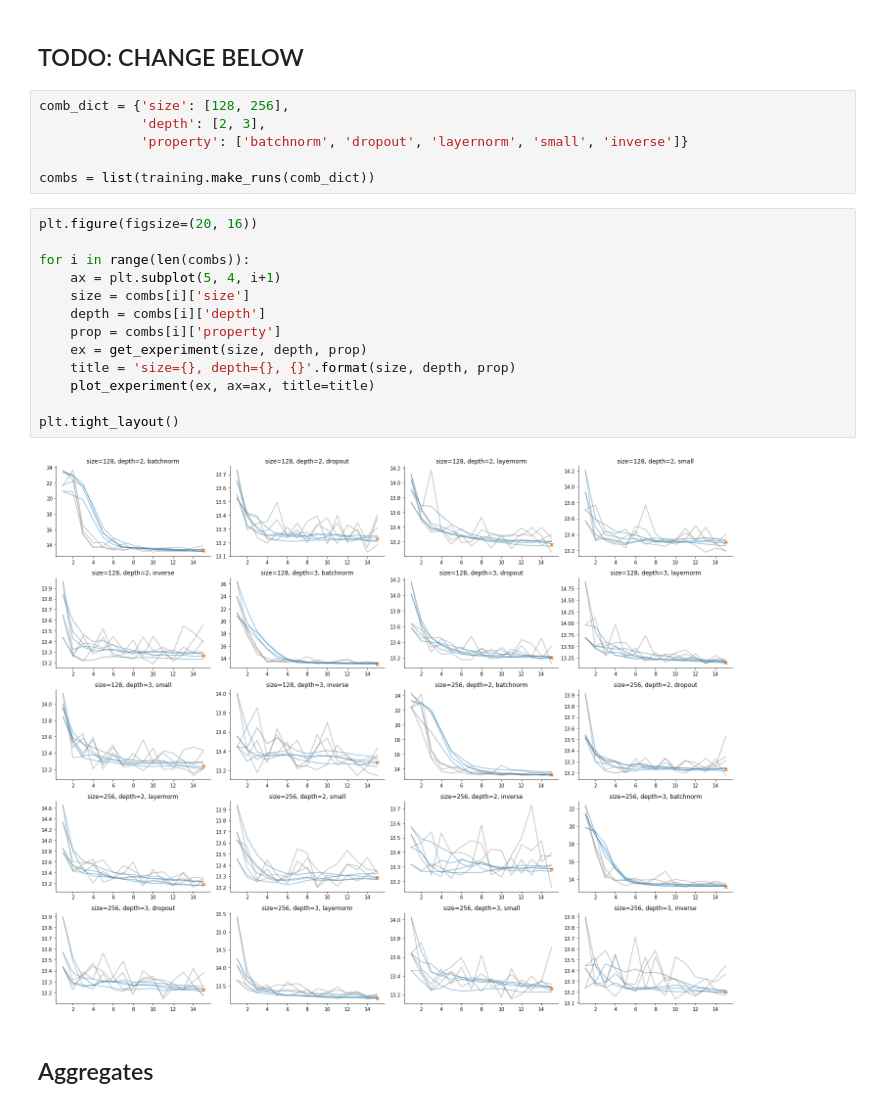
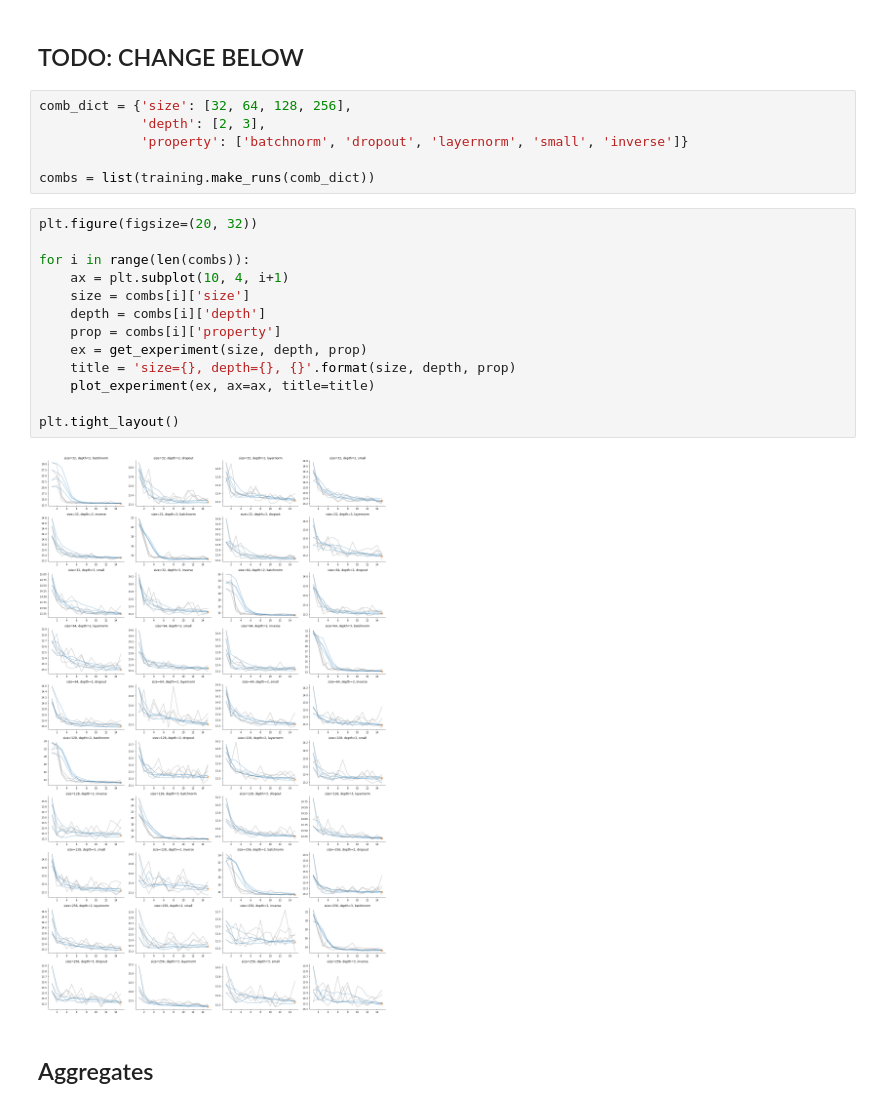
Before and after one commit to djib2011/forecasting-augmentation, a Jupyter notebook: experimentation/architecture_investigation.ipynb, the cells around one changed output. Saved outputs shown, nothing was run; the diff lists cells and outputs as text.

```diff
--- a/experimentation/architecture_investigation.ipynb
+++ b/experimentation/architecture_investigation.ipynb
@@ -34,26 +34,26 @@ def plot_experiment(experiment, ax=None, title=None):
 # %% [markdown]
 ## TODO: CHANGE BELOW
 # %%
-comb_dict = {'size': [128, 256],
+comb_dict = {'size': [32, 64, 128, 256],
              'depth': [2, 3],
              'property': ['batchnorm', 'dropout', 'layernorm', 'small', 'inverse']}
 
 combs = list(training.make_runs(comb_dict))
 # %%
-plt.figure(figsize=(20, 16))
+plt.figure(figsize=(20, 32))
 
 for i in range(len(combs)):
-    ax = plt.subplot(5, 4, i+1)
+    ax = plt.subplot(10, 4, i+1)
     size = combs[i]['size']
     depth = combs[i]['depth']
     prop = combs[i]['property']
     ex = get_experiment(size, depth, prop)
     title = 'size={}, depth={}, {}'.format(size, depth, prop)
     plot_experiment(ex, ax=ax, title=title)
 
 plt.tight_layout()
 # %% [output]
-[figure, old version]
+[figure, new version]
 # %% [markdown]
 ## Aggregates
 # %%
```
Also changed, not shown: parts of 7 cells of this notebook, 2 other files.
